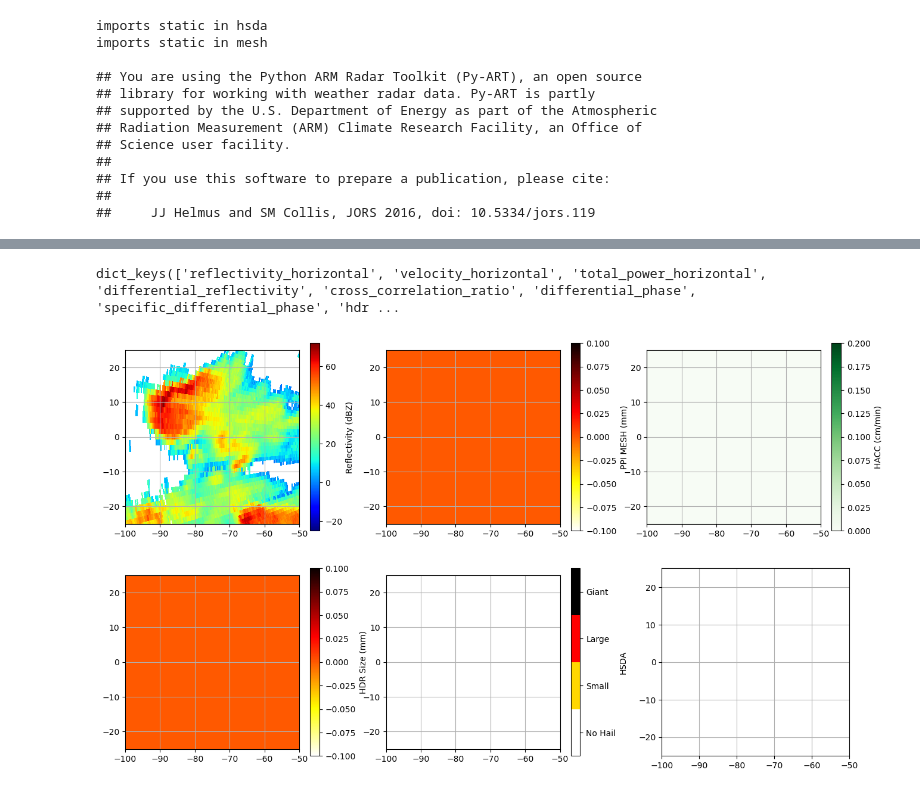
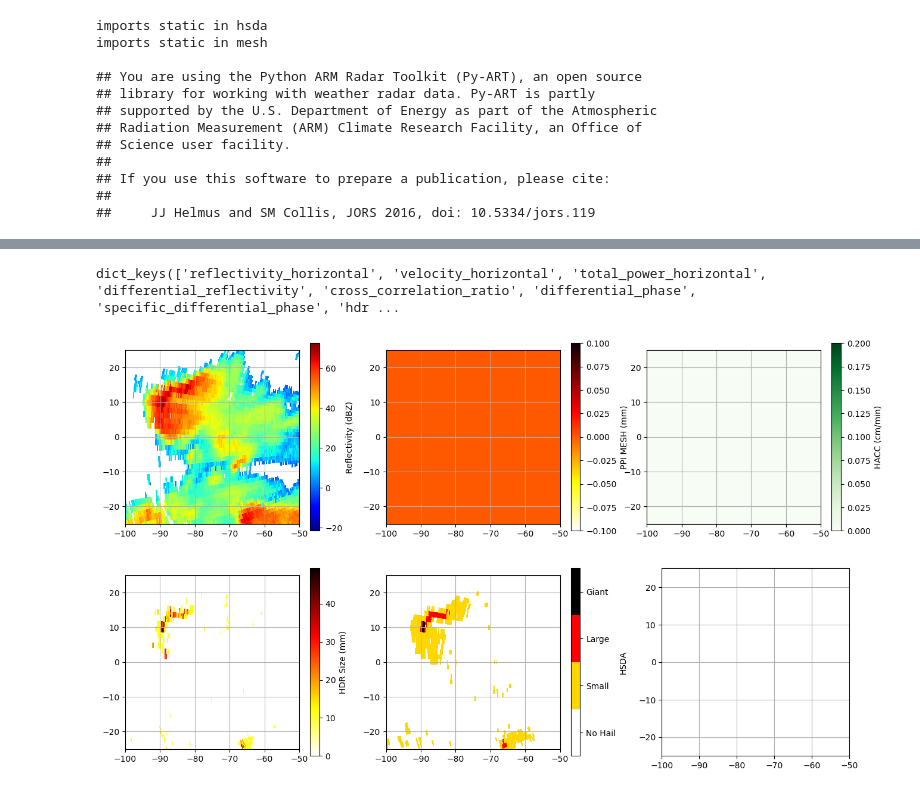
Before and after one commit to joshua-wx/pyhail, a Jupyter notebook: src/pyhail/testing_pyart.ipynb, the cells around one changed output, grey strips where cells are left out. Saved outputs shown, nothing was run; the diff lists cells and outputs as text; code cells hidden in the pictures.

```diff
--- a/src/pyhail/testing_pyart.ipynb
+++ b/src/pyhail/testing_pyart.ipynb
@@ -120,0 +27,28 @@ print(np.nanmax(radar.get_field(sweep0_idx, 'mesh')))
+# %%
+filename = "/home/meso/66_20231110_063000.pvol.h5"
+#filename = "/g/data/kl02/jss548/aura/testing_files/hail/66_20231110_063000.pvol.h5"
+radar = pyart.aux_io.read_odim_h5(filename)
+sweep0_idx = np.argmin(radar.fixed_angle['data'])
+
+radar = hdr.pyart(radar,
+                  'reflectivity_horizontal',
+                  'differential_reflectivity')
+
+radar = hsda.pyart(radar,
+          filename,
+          'reflectivity_horizontal',
+          'differential_reflectivity',
+          'cross_correlation_ratio',
+          'radar_classification',
+          [4000, 5500],
+          [6, 7, 8])
+
+radar = mesh_ppi.pyart(radar,
+            [4000,5500],
+            'reflectivity_horizontal')
+
+radar = hacc.pyart(radar,
+                    sweep0_idx,
+                    sweep0_idx,
+                    4000,
+                    700)
@@ -123,6 +71,8 @@ import cartopy.crs as ccrs
 import matplotlib.pyplot as pl
 import matplotlib.colors as colors
 import numpy as np
+
+sweep0_x, sweep0_y, _ = radar.get_gate_x_y_z(sweep0_idx)
 
 x_coords = sweep0_x/1000
 y_coords = sweep0_y/1000
@@ -139,31 +89,31 @@ hsda_cmap = colors.ListedColormap(hsda_colors)
 print(radar.fields.keys())
 
 fig, axs = pl.subplots(nrows=2, ncols=3, figsize=(16, 9))
 axs = axs.flatten()
 
 im = axs[0].pcolormesh(x_coords, y_coords, radar.get_field(sweep0_idx, 'reflectivity_horizontal'), cmap='jet')
 cbar = fig.colorbar(im, ax=axs[0], label='Reflectivity (dBZ)')
 
 im = axs[1].pcolormesh(x_coords, y_coords, radar.get_field(sweep0_idx, 'mesh'), cmap='hot_r')
 cbar = fig.colorbar(im, ax=axs[1], label='PPI MESH (mm)')
 
 im = axs[2].pcolormesh(x_coords, y_coords, radar.get_field(sweep0_idx, 'hacc'), cmap='Greens', vmax=0.2)
 cbar = fig.colorbar(im, ax=axs[2], label='HACC (cm/min)')
 
 im = axs[3].pcolormesh(x_coords, y_coords, radar.get_field(sweep0_idx, 'hdr_size'), cmap='hot_r')
 cbar = fig.colorbar(im, ax=axs[3], label='HDR Size (mm)')
 
 im = axs[4].pcolormesh(x_coords, y_coords, radar.get_field(sweep0_idx, 'hsda'), cmap=hsda_cmap, vmin=-0.5, vmax=3.5)
 cbar = fig.colorbar(im, ax=axs[4], label='HSDA')
 cbar.set_ticks([0, 1, 2, 3])
 cbar.set_ticklabels(["No Hail", "Small", "Large", "Giant"])
 
 
 for ax in axs:
     ax.set_xlim(x_lim)
     ax.set_ylim(y_lim)
     ax.grid()
     ax.set_aspect('equal', 'box')
 # %% [output]
 dict_keys(['reflectivity_horizontal', 'velocity_horizontal', 'total_power_horizontal', 'differential_reflectivity', 'cross_correlation_ratio', 'differential_phase', 'specific_differential_phase', 'hdr ...
-[figure, old version]
+[figure, new version]
```
Also changed, not shown: parts of 4 cells of this notebook, 4 other files.
